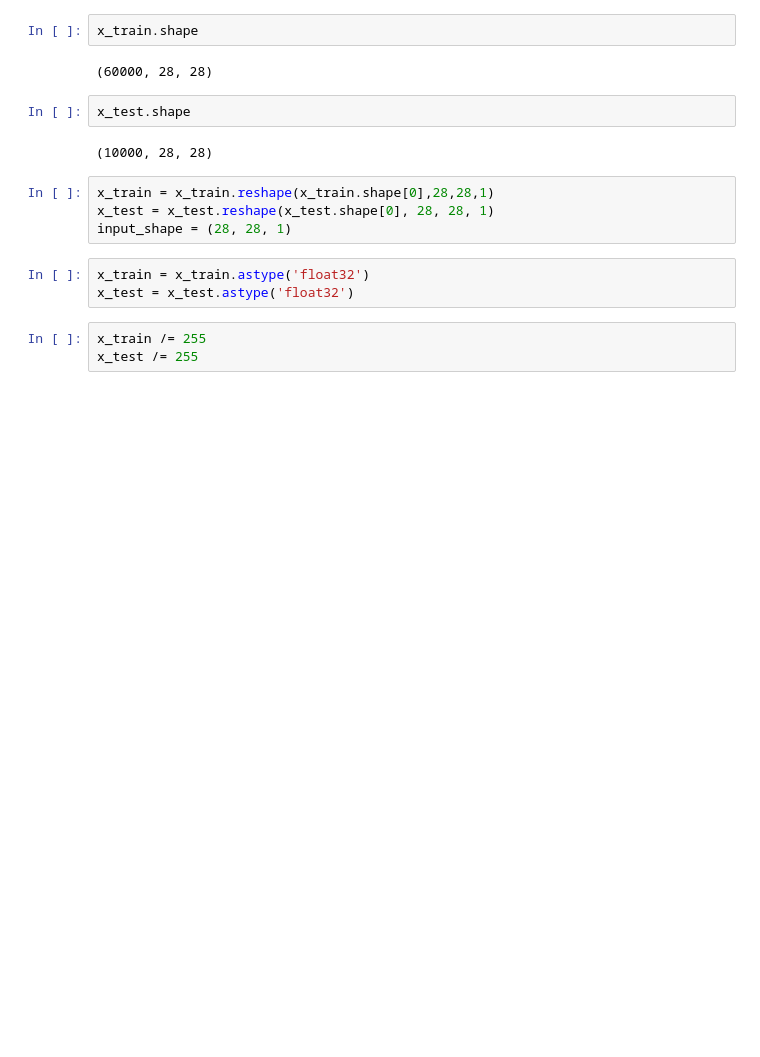
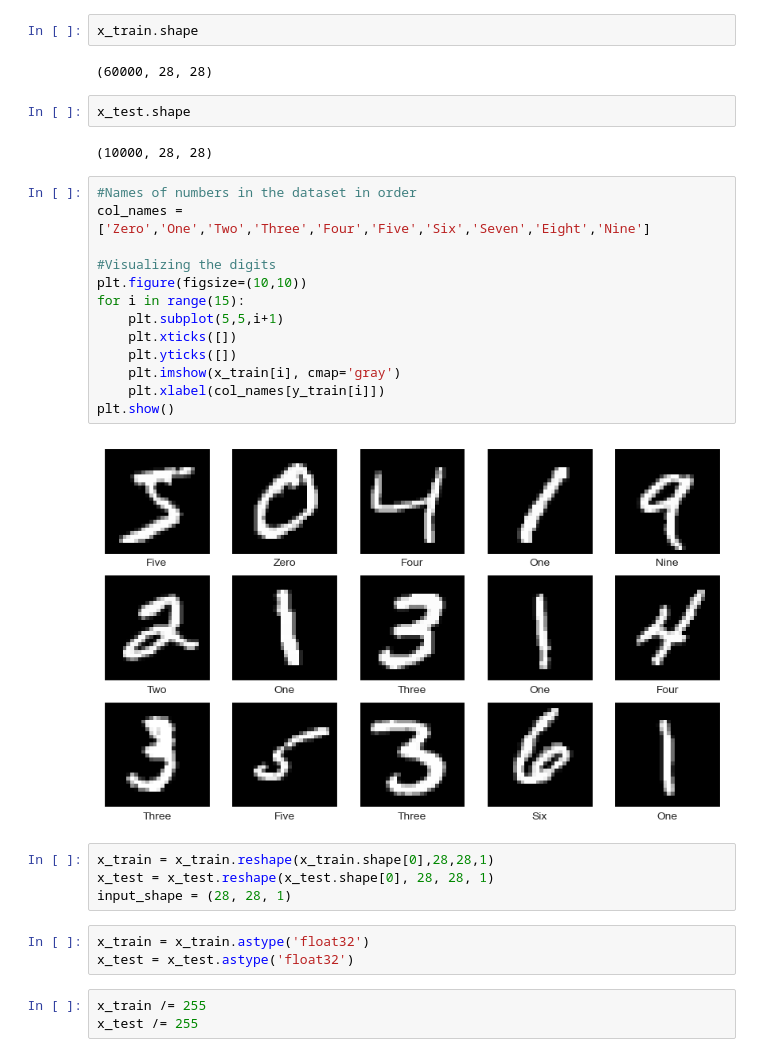
Before and after one commit to LakshmiMeyyappan/Week-11.-Deep-Learning, a Jupyter notebook: CNN-Handson-mine.ipynb, the cells around one changed output. Cells and saved outputs as stored; diff of their text form; blank space fills up the shorter version.

```diff
--- a/CNN-Handson-mine.ipynb
+++ b/CNN-Handson-mine.ipynb
@@ -53,6 +53,21 @@ x_train.shape
 x_test.shape
 # %% [output]
 (10000, 28, 28)
+# %%
+#Names of numbers in the dataset in order
+col_names = ['Zero','One','Two','Three','Four','Five','Six','Seven','Eight','Nine']
+
+#Visualizing the digits
+plt.figure(figsize=(10,10))
+for i in range(15):
+    plt.subplot(5,5,i+1)
+    plt.xticks([])
+    plt.yticks([])
+    plt.imshow(x_train[i], cmap='gray')
+    plt.xlabel(col_names[y_train[i]])
+plt.show()
+# %% [output]
+[figure, added]
 # %%
 x_train = x_train.reshape(x_train.shape[0],28,28,1)
 x_test = x_test.reshape(x_test.shape[0], 28, 28, 1)
```
